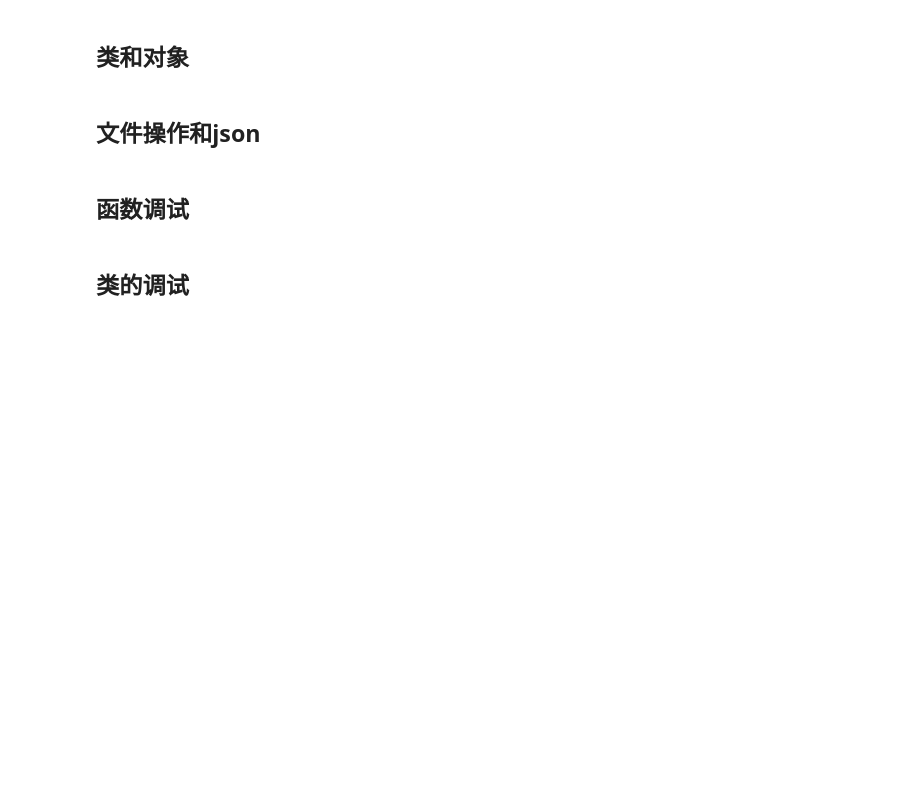
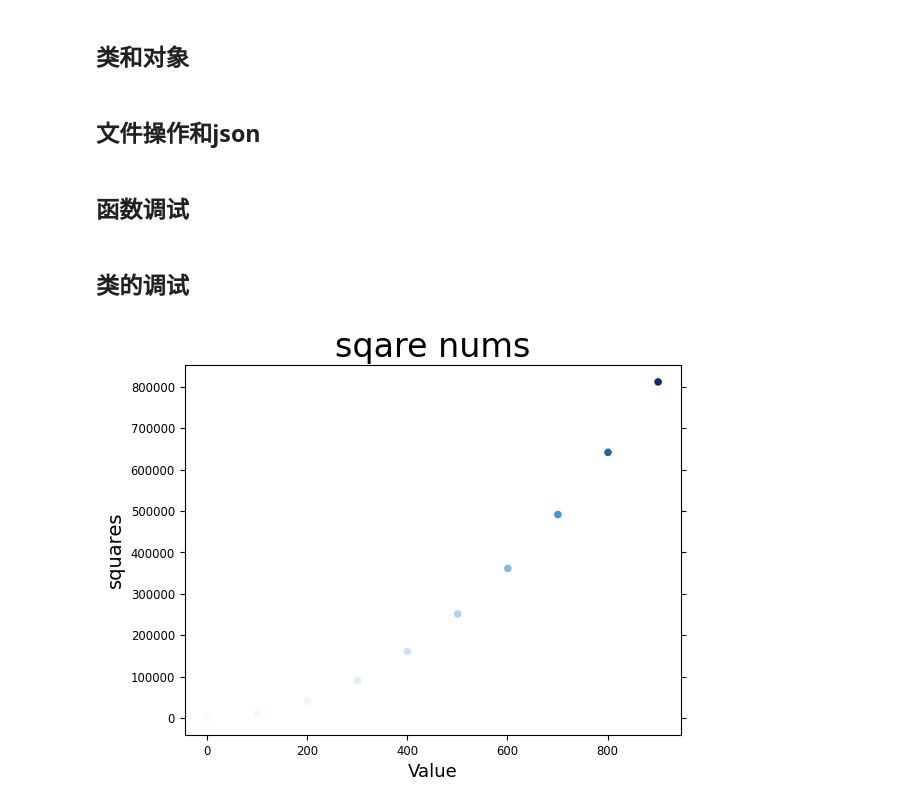
Before and after one commit to MegaSuite/Python-From-Scratch, a Jupyter notebook: aback.ipynb, the cells around one changed output. Saved outputs shown, nothing was run; the diff lists cells and outputs as text; code cells hidden in the pictures; blank space fills up the shorter version.

```diff
--- a/aback.ipynb
+++ b/aback.ipynb
@@ -235,3 +235,21 @@ class TestAnonymousSurvey(unittest.TestCase):
             for response in self.responses:
                 self.assertIn(response,self.MySurvey.responses)
 unittest.main()
+# %%
+import matplotlib.pyplot as plt
+
+inputb=list(range(1,1001,100))
+squares=[x**2 for x in inputb]
+# plt.plot(inputb,squares,linewidth=5,color='r')
+
+
+plt.title("sqare nums",fontsize=24)
+plt.xlabel("Value",fontsize=13)
+plt.ylabel("squares",fontsize=14)
+
+plt.tick_params(axis='both',labelsize='small',right=True)
+plt.scatter(inputb,squares,s=20,c=squares,cmap='Blues',edgecolor=None)
+
+plt.show()
+# %% [output]
+[figure, added]
```
Also changed, not shown: 1 other file.
